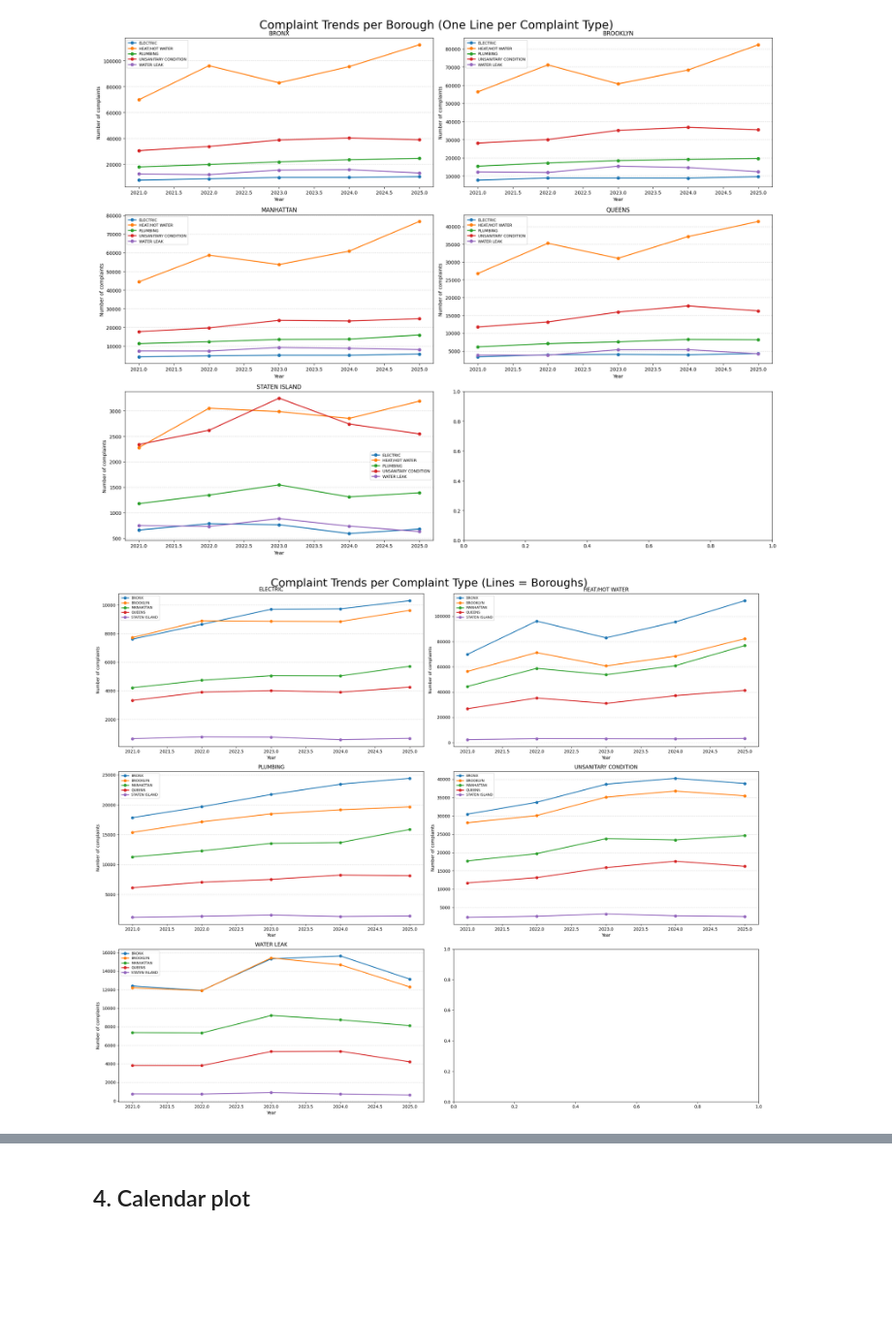
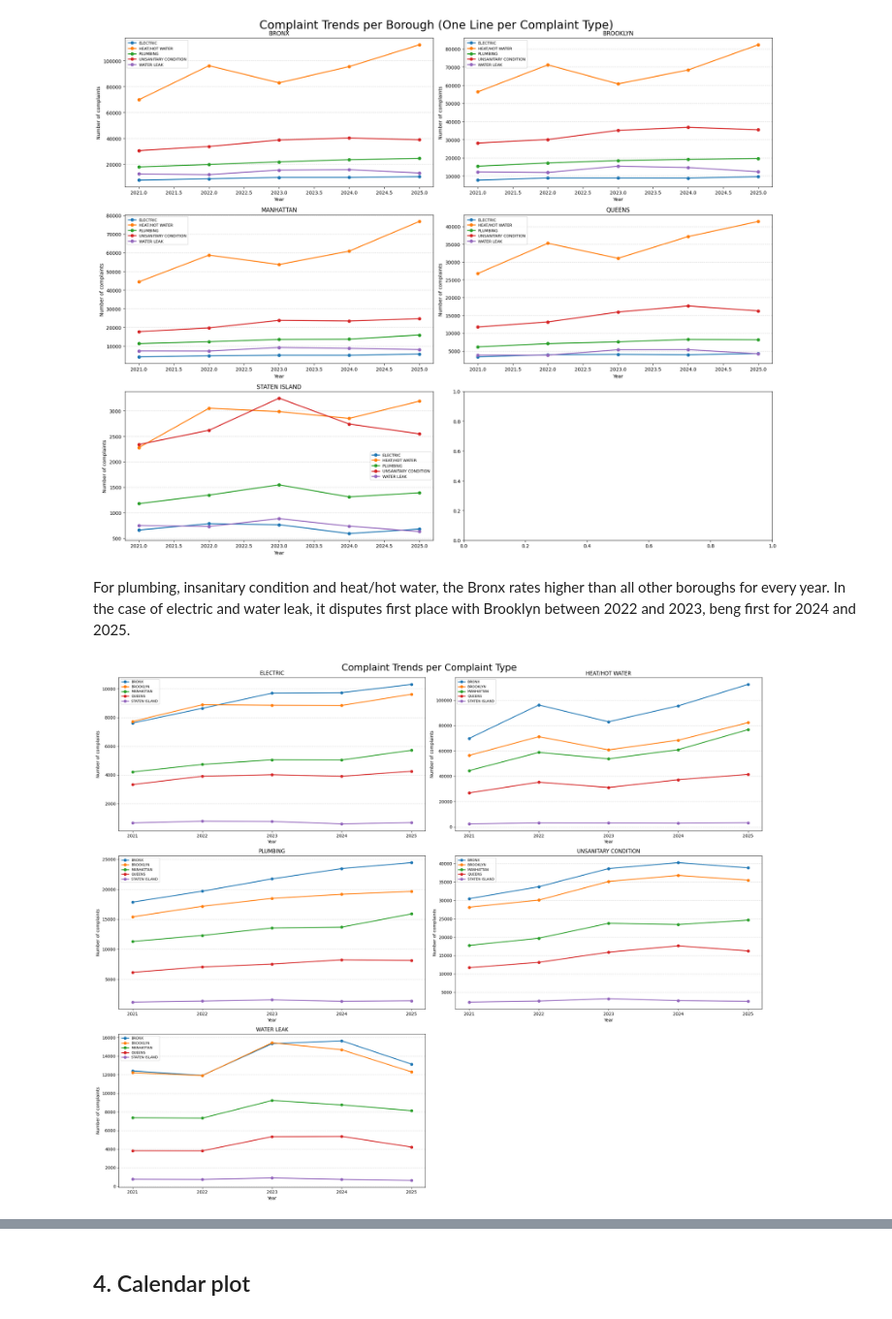
Before and after one commit to mariatmvendas/sdata_project, a Jupyter notebook: analysis_complaints.ipynb, the cells around one changed output, grey strips where cells are left out. Shown at 97% size. Cells and saved outputs as stored; diff of their text form; code cells hidden in the pictures; blank space fills up the shorter version.

```diff
--- a/analysis_complaints.ipynb
+++ b/analysis_complaints.ipynb
@@ -52 +61,6 @@ Number of different council districts: 51
 Number of different boroughs: 5
+# %%
+df_complaints["created_date"]=pd.to_datetime(df_complaints["created_date"])
+min_date=df_complaints['created_date'].min()
+max_date=df_complaints['created_date'].max()
+print(f"Date range: {min_date}, {max_date}")
@@ -168,7 +224,7 @@ fig.write_html("data/visualizations/zip_complaints_map.html")
 # %%
-df_complaints["year"]=df_complaints["created_date"].dt.year
-year_type = df_complaints.groupby(["year", "complaint_type"]).size().unstack(fill_value=0)
-year_type
+# df_complaints["year"] = df_complaints["created_date"].dt.year
+# year_type = df_complaints.groupby(["year", "complaint_type"]).size().unstack(fill_value=0)
+# year_type
 # %% [output]
 | complaint_type | ELECTRIC | HEAT/HOT WATER | PLUMBING | UNSANITARY CONDITION | WATER LEAK |
 | year |  |  |  |  |  |
@@ -286,33 +335,35 @@ plt.show()
 # %% [output]
 [figure]
+# %% [markdown]
+For plumbing, insanitary condition and heat/hot water, the Bronx rates higher than all other boroughs for every year. In the case of electric and water leak, it disputes first place with Brooklyn between 2022 and 2023, beng first for 2024 and 2025.
 # %%
+grouped = (df_complaints.groupby(["borough", "year", "complaint_type"]).size().reset_index(name="count"))
+
 complaints = grouped["complaint_type"].unique()
+years = sorted(grouped["year"].unique())
 
-fig, axes = plt.subplots(3, 2, figsize=(22, 18))  # adjust grid if needed
+fig, axes = plt.subplots(3, 2, figsize=(22, 18))
 axes = axes.flatten()
 
 for i, comp in enumerate(complaints):
     df_c = grouped[grouped["complaint_type"] == comp]
-
     for borough in df_c["borough"].unique():
         df_b = df_c[df_c["borough"] == borough]
-
-        axes[i].plot(
-            df_b["year"],
-            df_b["count"],
-            marker='o',
-            linewidth=2,
-            label=borough
-        )
+        axes[i].plot(df_b["year"], df_b["count"], marker='o', linewidth=2, label=borough)
 
     axes[i].set_title(comp)
     axes[i].set_xlabel("Year")
     axes[i].set_ylabel("Number of complaints")
     axes[i].grid(axis='y', linestyle='--', alpha=0.5)
     axes[i].legend(fontsize=8)
+    axes[i].set_xticks(years)
 
-plt.suptitle("Complaint Trends per Complaint Type (Lines = Boroughs)", fontsize=26)
+# Remove the unused subplot
+for j in range(len(complaints), len(axes)):
+    fig.delaxes(axes[j])
+
+plt.suptitle("Complaint Trends per Complaint Type", fontsize=22)
 plt.tight_layout()
 plt.show()
 # %% [output]
-[figure, old version]
+[figure, new version]
```
Also changed, not shown: parts of 127 cells of this notebook, 12 other files.
